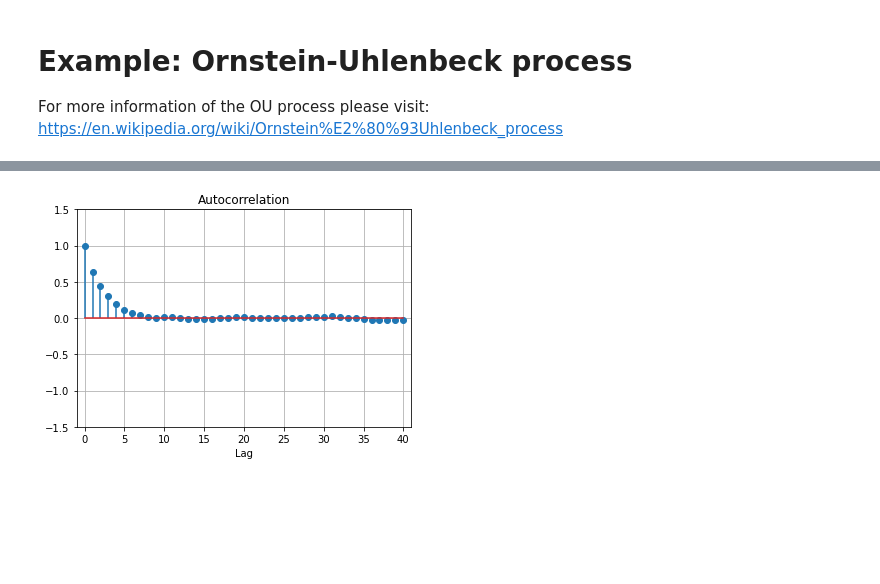
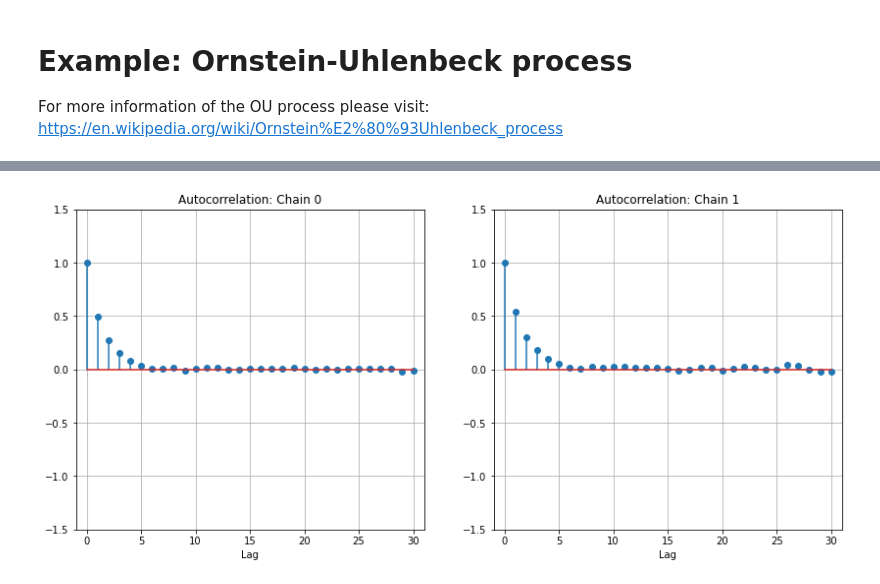
Before and after one commit to vrettasm/HamiltonianMonteCarlo, a Jupyter notebook: example_ornstein_uhlenbeck.ipynb, the cells around one changed output, grey strips where cells are left out. Saved outputs shown, nothing was run; the diff lists cells and outputs as text; code cells hidden in the pictures; blank space fills up the shorter version.

```diff
--- a/example_ornstein_uhlenbeck.ipynb
+++ b/example_ornstein_uhlenbeck.ipynb
@@ -211,8 +211,8 @@ _func = lambda x: Epot_OU(x, func_OU, n_dim, p_obs, p_theta, p_sigma, dt, indice
 _grad = lambda x: grad_OU(x, n_dim, p_obs, p_theta, p_sigma, dt, indices, obs)
 
 # Create an HMC object.
-hmc_OU = HMC(_func, _grad, n_omitted=1000, n_samples=5000, verbose=True,
-             grad_check=True, rng_seed=911, kappa=100, d_tau=0.01)
+hmc_OU = HMC(_func, _grad, n_omitted=500, n_samples=2500, verbose=True,
+             n_chains=3, grad_check=True, rng_seed=911, kappa=100, d_tau=0.01)
 
 # Print out the settings.
 print(hmc_OU)
@@ -259,22 +275,30 @@ plt.grid(True);
 # %%
 # ACF lag value.
-lag_n = 40
+lag_n = 30
+
+# Get the ACF for all chains.
+acf_chain = hmc_OU.acf(lag_n=lag_n)
+
+# Create a large figure.
+fig, ax = plt.subplots(nrows=1, ncols=2, figsize=(14, 6))
 
 # Plot the ACF.
-plt.stem(hmc_OU.acf(lag_n=lag_n));
+ax[0].stem(acf_chain[0])
+ax[0].set_title("Autocorrelation: Chain 0")
+ax[0].set_xlim([-1, lag_n+1])
+ax[0].set_ylim([-1.5, 1.5])
+ax[0].set_xticks(range(0, lag_n+1, 5))
+ax[0].set_xlabel("Lag")
+ax[0].grid(True)
 
-plt.grid(True)
-
-plt.title("Autocorrelation")
-
-plt.xlim([-1, lag_n+1])
-
-plt.ylim([-1.5, 1.5])
-
-plt.xticks(range(0, lag_n+1, 5))
-
-plt.xlabel("Lag");
+ax[1].stem(acf_chain[1])
+ax[1].set_title("Autocorrelation: Chain 1")
+ax[1].set_xlim([-1, lag_n+1])
+ax[1].set_ylim([-1.5, 1.5])
+ax[1].set_xticks(range(0, lag_n+1, 5))
+ax[1].set_xlabel("Lag")
+ax[1].grid(True);
 # %% [output]
-[figure, old version]
+[figure, new version]
 # %%
 # Convert to pandas.
```
Also changed, not shown: parts of 7 cells of this notebook, 1 other file.
